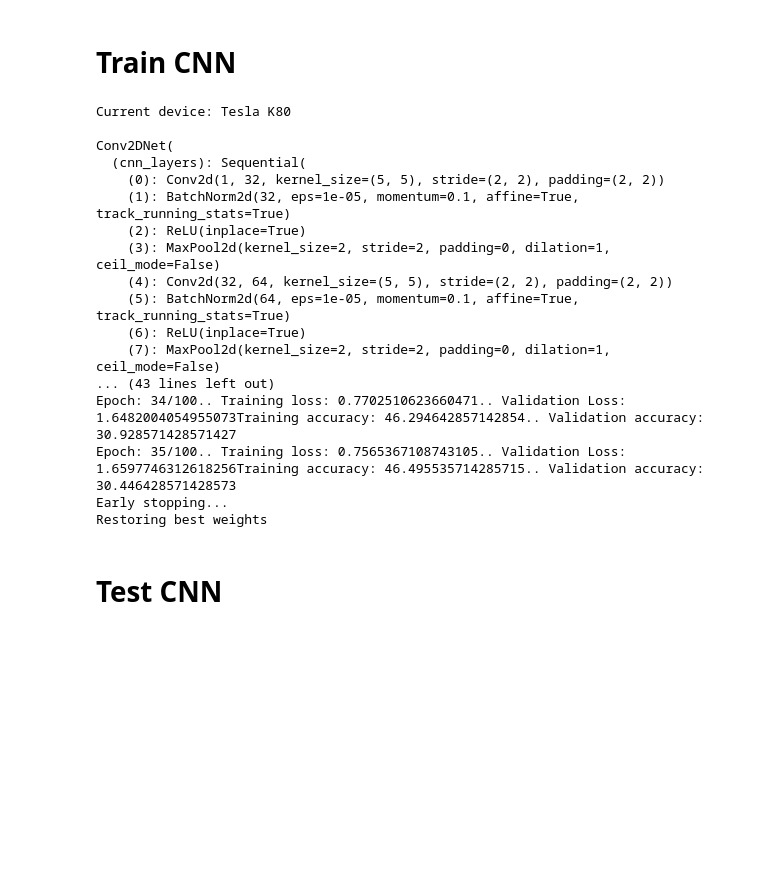
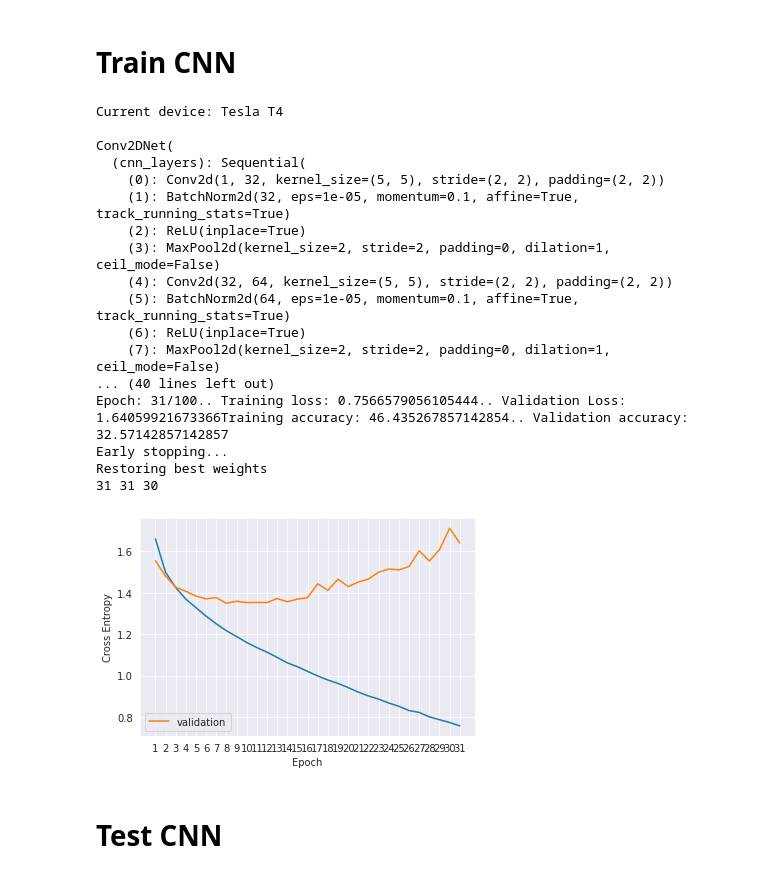
Before and after one commit to kathrin229/computer_vision, a Jupyter notebook: experiments.ipynb, the cells around one changed output. Cells and saved outputs as stored; diff of their text form; code cells hidden in the pictures; blank space fills up the shorter version.

```diff
--- a/experiments.ipynb
+++ b/experiments.ipynb
@@ -77,35 +119,6 @@ Finished loading data.
 # %% [markdown]
 # **Train CNN**
 # %%
-######################################################
-# Configuration
-######################################################
-
-architecture = Conv2DNet
-num_epochs = 100
-learning_rate = 0.0001
-batch_size = 64
-patience = 15
-model_args = {
-    'input_channel': 1,
-
-    'channel_layer1': 32,
-    'kernel_layer1': 5,
-    'stride_layer1': 2,
-    'padding_layer1': 2,
-
-    'channel_layer2': 64,
-    'kernel_layer2': 5,
-    'stride_layer2': 2,
-    'padding_layer2': 2,
-
-    'channel_linear': 3*3*64,
-    'num_classes': 7
-}
-
-######################################################
-
-
 # connect to GPU if one is available
 if torch.cuda.is_available():
     device = torch.cuda.current_device()
@@ -125,10 +138,13 @@ print("\n")
 min_valid_loss = np.inf
 stopping = 0
 max_val_acc = 0
+train_loss_all = []
+valid_loss_all = []
 
 print("Fit model...")
 for epoch in range(num_epochs):
     train_loss, train_correct, train_total = 0, 0, 0
+    train_epoch_loss = []
     ######################################################
     # training loop (iterates over training batches)
     ######################################################
@@ -147,10 +163,13 @@ for epoch in range(num_epochs):
         optimizer.step()
         # accumulate the training loss
         train_loss += loss_train.item()
+        train_epoch_loss.append(loss_train.item())
         # calculate the accuracy
         predicted = torch.argmax(y_pred, 1)
         train_total += y_train.size(0)
         train_correct += (predicted == y_train).sum().item()
+
+    train_loss_all.append(sum(train_epoch_loss) / len(train_epoch_loss))
 
     ######################################################
     # validation loop
@@ -158,6 +177,7 @@ for epoch in range(num_epochs):
     # set the model to eval mode
     model.eval()
     valid_loss, valid_correct, valid_total = 0, 0, 0
+    valid_epoch_loss = []
     # turn off gradients for validation
     with torch.no_grad():
         for batch in valid_loader:
@@ -169,10 +189,13 @@ for epoch in range(num_epochs):
             loss_valid = loss(y_pred, y_valid)
             # accumulate the validation loss
             valid_loss += loss_valid.item()
+            valid_epoch_loss.append(loss_valid.item())
             # calculate the accuracy
             predicted = torch.argmax(y_pred, 1)
             valid_total += y_valid.size(0)
             valid_correct += (predicted == y_valid).sum().item()
+
+    valid_loss_all.append(sum(valid_epoch_loss) / len(valid_epoch_loss))
 
     # print epoch results
     train_loss /= len(train_loader)
@@ -183,37 +206,43 @@ for epoch in range(num_epochs):
           f'Training loss: {train_loss}.. Validation Loss: {valid_loss}'
           f'Training accuracy: {train_accuracy}.. Validation accuracy: {valid_accuracy}')
 
     # early stopping
     if max_val_acc < valid_accuracy:
         max_val_acc = valid_accuracy
         weights = copy.deepcopy(model.state_dict())
         stopping = 0
     else:
         stopping = stopping + 1
 
     if stopping == patience:
         print('Early stopping...')
         print('Restoring best weights')
         model.load_state_dict(weights)
         break
+
+# plotting training and validation loss
+plots.plot_train_val(np.linspace(1, epoch+1, epoch+1).astype(int),
+                     train_loss_all, valid_loss_all,
+                     "Cross Entropy", IMG_DIR+f'{model.__class__.__name__}')
 # %% [output]
-Current device: Tesla K80
+Current device: Tesla T4
 
 Conv2DNet(
   (cnn_layers): Sequential(
     (0): Conv2d(1, 32, kernel_size=(5, 5), stride=(2, 2), padding=(2, 2))
     (1): BatchNorm2d(32, eps=1e-05, momentum=0.1, affine=True, track_running_stats=True)
     (2): ReLU(inplace=True)
     (3): MaxPool2d(kernel_size=2, stride=2, padding=0, dilation=1, ceil_mode=False)
     (4): Conv2d(32, 64, kernel_size=(5, 5), stride=(2, 2), padding=(2, 2))
     (5): BatchNorm2d(64, eps=1e-05, momentum=0.1, affine=True, track_running_stats=True)
     (6): ReLU(inplace=True)
     (7): MaxPool2d(kernel_size=2, stride=2, padding=0, dilation=1, ceil_mode=False)
-... (43 lines left out)
-Epoch: 34/100.. Training loss: 0.7702510623660471.. Validation Loss: 1.6482004054955073Training accuracy: 46.294642857142854.. Validation accuracy: 30.928571428571427
-Epoch: 35/100.. Training loss: 0.7565367108743105.. Validation Loss: 1.6597746312618256Training accuracy: 46.495535714285715.. Validation accuracy: 30.446428571428573
+... (40 lines left out)
+Epoch: 31/100.. Training loss: 0.7566579056105444.. Validation Loss: 1.64059921673366Training accuracy: 46.435267857142854.. Validation accuracy: 32.57142857142857
 Early stopping...
 Restoring best weights
+31 31 30
+[figure, added]
 # %% [markdown]
 # **Test CNN**
 # %%
```
Also changed, not shown: parts of 6 cells of this notebook.
